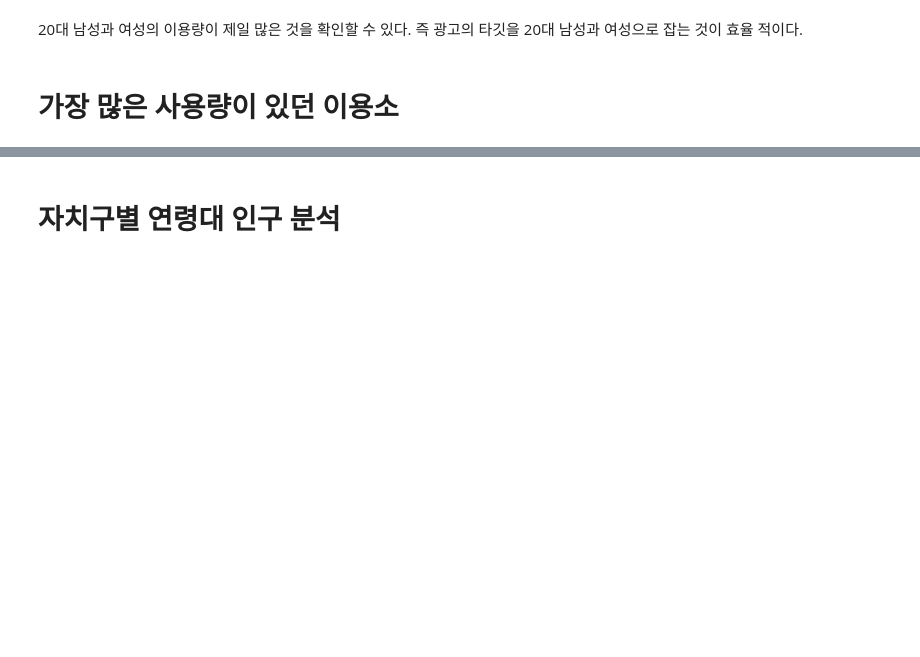
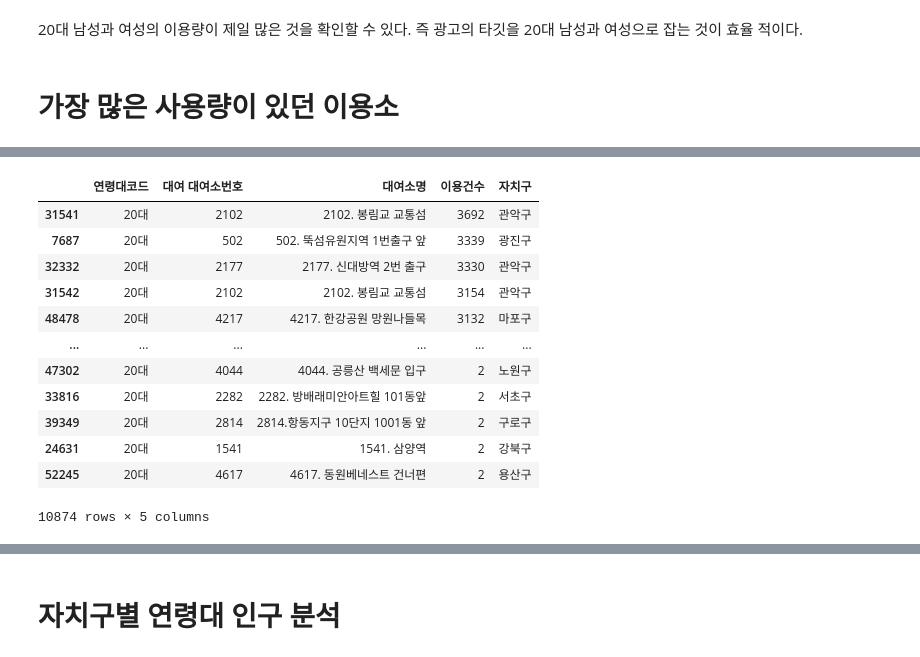
Before and after one commit to Aimerlee123/Python-teamproject, a Jupyter notebook: 공공자전거_이용현황_분석.ipynb, the cells around one changed output, grey strips where cells are left out. Cells and saved outputs as stored; diff of their text form; code cells hidden in the pictures; blank space fills up the shorter version.

```diff
--- a/공공자전거_이용현황_분석.ipynb
+++ b/공공자전거_이용현황_분석.ipynb
@@ -188,0 +270,16 @@ sns.barplot(x='연령대코드', y='이용건수', hue='성별',data=df1 )
+# %%
+df3_20
+# %% [output]
+|  | 연령대코드 | 대여 대여소번호 | 대여소명 | 이용건수 | 자치구 |
+| 31541 | 20대 | 2102 | 2102. 봉림교 교통섬 | 3692 | 관악구 |
+| 7687 | 20대 | 502 | 502. 뚝섬유원지역 1번출구 앞 | 3339 | 광진구 |
+| 32332 | 20대 | 2177 | 2177. 신대방역 2번 출구 | 3330 | 관악구 |
+| 31542 | 20대 | 2102 | 2102. 봉림교 교통섬 | 3154 | 관악구 |
+| 48478 | 20대 | 4217 | 4217. 한강공원 망원나들목 | 3132 | 마포구 |
+| ... | ... | ... | ... | ... | ... |
+| 47302 | 20대 | 4044 | 4044. 공릉산 백세문 입구 | 2 | 노원구 |
+| 33816 | 20대 | 2282 | 2282. 방배래미안아트힐 101동앞 | 2 | 서초구 |
+| 39349 | 20대 | 2814 | 2814.항동지구 10단지 1001동 앞 | 2 | 구로구 |
+| 24631 | 20대 | 1541 | 1541. 삼양역 | 2 | 강북구 |
+| 52245 | 20대 | 4617 | 4617. 동원베네스트 건너편 | 2 | 용산구 |
+10874 rows × 5 columns
```
Also changed, not shown: parts of 10 cells of this notebook.
